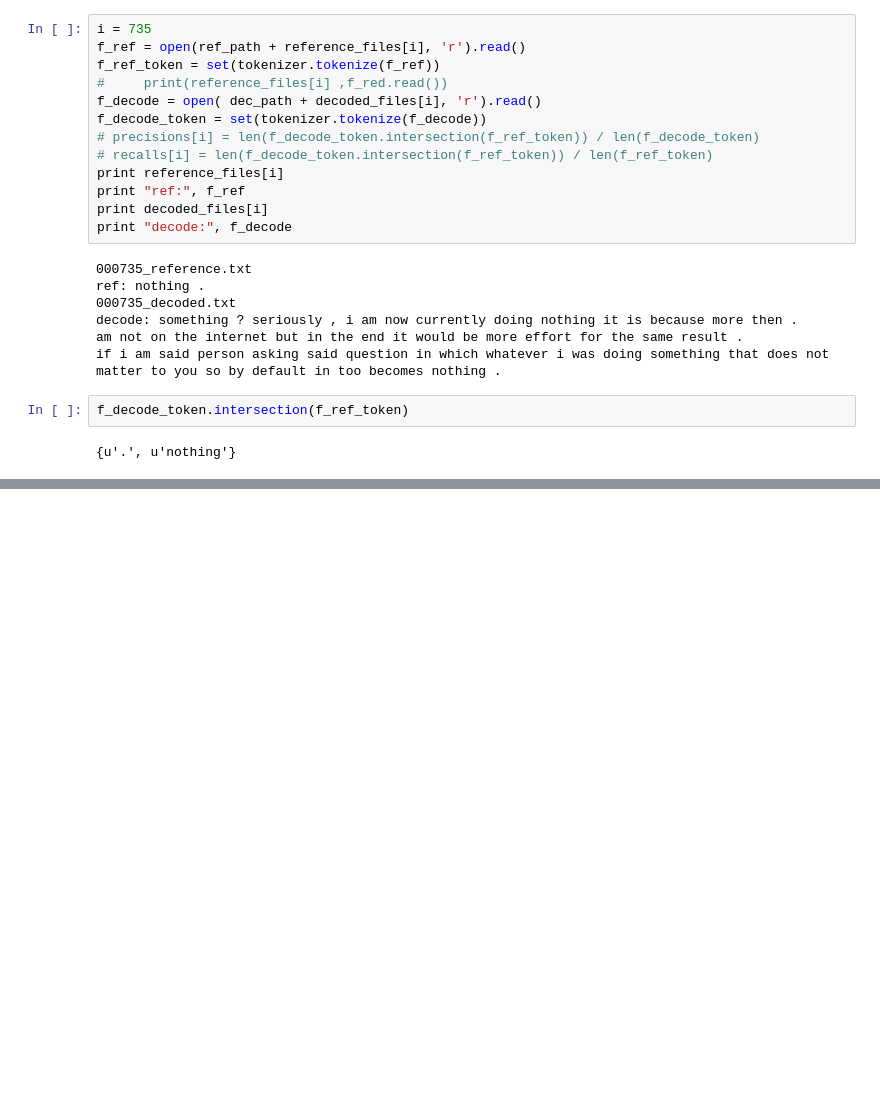
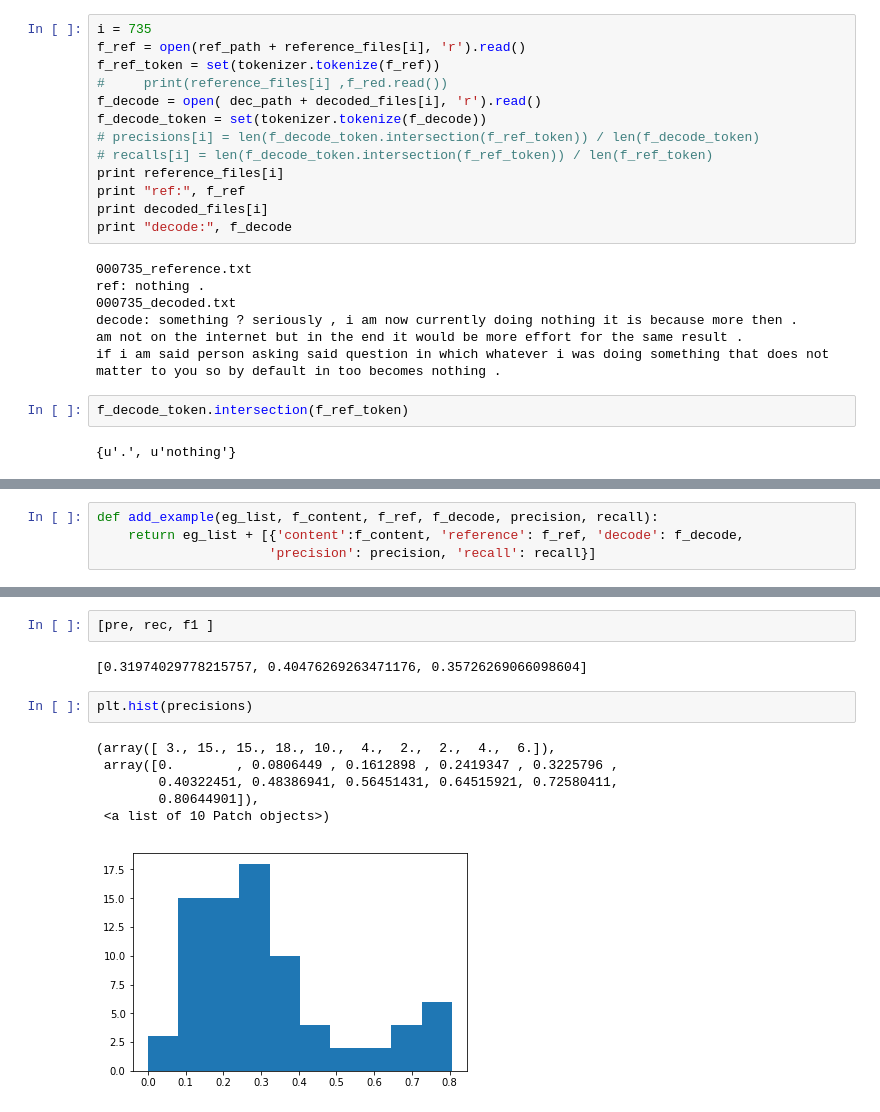
Before and after one commit to yiyang7/pointer, a Jupyter notebook: Read_print.ipynb, the cells around one changed output, grey strips where cells are left out. Drawn from its saved outputs; the diff is of its cells as text; blank space fills up the shorter version.

```diff
--- a/Read_print.ipynb
+++ b/Read_print.ipynb
@@ -107,0 +111,4 @@ f_decode_token.intersection(f_ref_token)
+# %%
+def add_example(eg_list, f_content, f_ref, f_decode, precision, recall):
+    return eg_list + [{'content':f_content, 'reference': f_ref, 'decode': f_decode,
+                      'precision': precision, 'recall': recall}]
@@ -107,0 +221,13 @@ f_decode_token.intersection(f_ref_token)
+# %%
+[pre, rec, f1 ]
+# %% [output]
+[0.31974029778215757, 0.40476269263471176, 0.35726269066098604]
+# %%
+plt.hist(precisions)
+# %% [output]
+(array([ 3., 15., 15., 18., 10.,  4.,  2.,  2.,  4.,  6.]),
+ array([0.        , 0.0806449 , 0.1612898 , 0.2419347 , 0.3225796 ,
+        0.40322451, 0.48386941, 0.56451431, 0.64515921, 0.72580411,
+        0.80644901]),
+ <a list of 10 Patch objects>)
+[figure, added]
```
Also changed, not shown: parts of 9 cells of this notebook.
